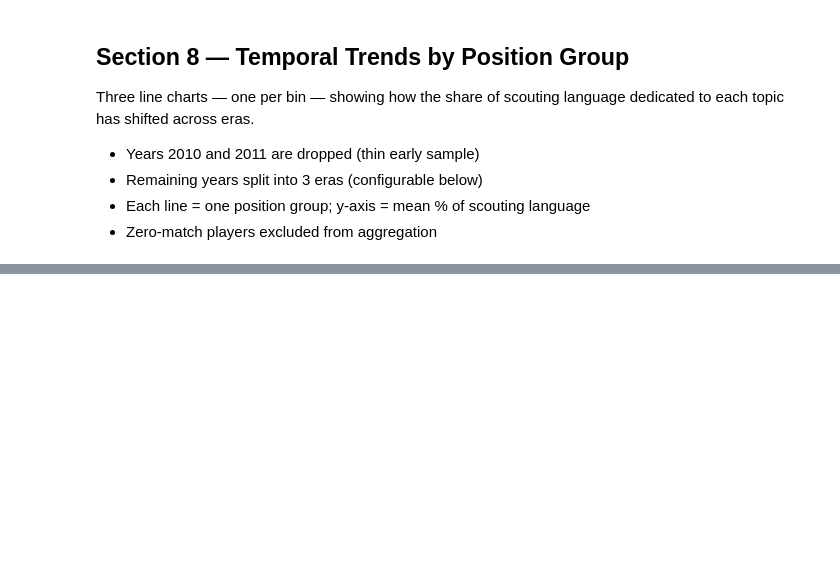
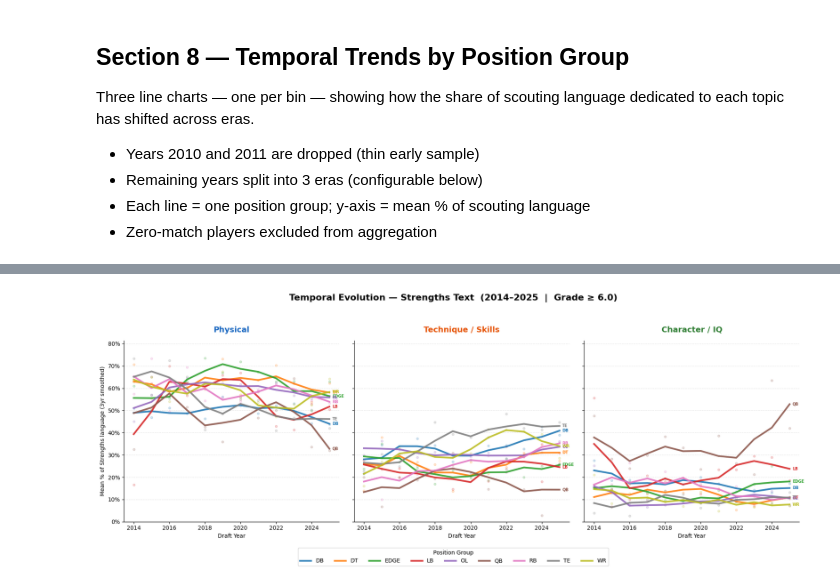
Before and after one commit to samuelfraley-bse/nfl-draft-nlp, a Jupyter notebook: notebooks/nfl_pillar_Scoring_proportion_v1.ipynb, the cells around one changed output, grey strips where cells are left out. Saved outputs shown, nothing was run; the diff lists cells and outputs as text; code cells hidden in the pictures; blank space fills up the shorter version.

Commit message:
figures

```diff
--- a/notebooks/nfl_pillar_Scoring_proportion_v1.ipynb
+++ b/notebooks/nfl_pillar_Scoring_proportion_v1.ipynb
@@ -471,7 +551,6 @@ def score_player(tokens: list, keyword_sets: dict, top_n: int = TOP_TERMS_N) ->
                 hits[bin_name].append(token)
 
     total = sum(counts.values())
-
     result = {'total_matched': total}
 
     for bin_name in keyword_sets:
@@ -483,15 +562,25 @@ def score_player(tokens: list, keyword_sets: dict, top_n: int = TOP_TERMS_N) ->
 
     return result
 
-# ── Apply to all players ────────────────────────────────────────────────────────
+# ── Combined scoring (all sections) ────────────────────────────────────────────
 score_records = df['all_tokens'].apply(lambda toks: score_player(toks, KEYWORD_SETS))
 scores_df     = pd.DataFrame(score_records.tolist())
 
 ID_COLS = ['player_name', 'Pos_Group', 'position', 'grade', 'year', 'made_it_contract']
 df_result = pd.concat([df[ID_COLS].reset_index(drop=True), scores_df], axis=1)
 
+# ── Section-specific scoring (strengths / weaknesses) ──────────────────────────
+# Adds str_* and wk_* prefixed columns so the temporal viz can be toggled
+for token_col, prefix in [('strengths_tokens', 'str'), ('weaknesses_tokens', 'wk')]:
+    sec_records = df[token_col].apply(lambda toks: score_player(toks, KEYWORD_SETS))
+    sec_df = pd.DataFrame(sec_records.tolist())
+    sec_df = sec_df.rename(columns={c: f'{prefix}_{c}' for c in sec_df.columns})
+    df_result = pd.concat([df_result, sec_df.reset_index(drop=True)], axis=1)
+
 print(f'Scored {len(df_result)} players.')
-print(f'\nColumn list: {list(df_result.columns)}')
+print(f'\nCombined columns : {[c for c in df_result.columns if c.endswith("_pct") and not c.startswith(("str_","wk_"))]}')
+print(f'Strengths columns: {[c for c in df_result.columns if c.startswith("str_") and c.endswith("_pct")]}')
+print(f'Weakness columns : {[c for c in df_result.columns if c.startswith("wk_")  and c.endswith("_pct")]}')
 print(f'\nSample (3 players):')
 display_cols = ID_COLS + ['physical_pct', 'technique_pct', 'character_pct', 'total_matched']
 print(df_result[display_cols].head(3).to_string(index=False))
@@ -958,49 +1178,49 @@ plt.show()
 import matplotlib.pyplot as plt
 import matplotlib.ticker as mtick
 
-# ── TOGGLE SETTINGS ──────────────────────────────────────────────────────────
-# Change this to: 'Combined', 'Strengths', or 'Weaknesses'
-TEXT_SOURCE = 'Strengths'
+# ── TOGGLE SETTINGS ───────────────────────────────────────────────────────────
+TEXT_SOURCE = 'strengths'   # 'combined' | 'strengths' | 'weaknesses'
+YEAR_RANGE  = (2014, 2025)
+MIN_GRADE   = 6.0
+# ─────────────────────────────────────────────────────────────────────────────
 
-# Global Filters
-YEAR_RANGE = (2011, 2025)
-MIN_GRADE  = 5.5
-# ──────────────────────────────────────────────────────────────────────────────
+# Map toggle → column prefix
+_PREFIX = {'combined': '', 'strengths': 'str_', 'weaknesses': 'wk_'}
+if TEXT_SOURCE not in _PREFIX:
+    raise ValueError(f"TEXT_SOURCE must be one of {list(_PREFIX)}, got '{TEXT_SOURCE}'")
 
-# 1. Filter: Modern Era and High-Grade Prospects
-# Note: We assume your dataframe has a 'text_type' or 'section' column
-# mapping to 'Strengths', 'Weaknesses', or 'Combined'
+prefix    = _PREFIX[TEXT_SOURCE]
+BIN_COLS_SRC  = [f'{prefix}physical_pct', f'{prefix}technique_pct', f'{prefix}character_pct']
+TOTAL_COL = f'{prefix}total_matched'
+
+# 1. Filter
 mask = (
     (df_result['year'] >= YEAR_RANGE[0]) &
     (df_result['year'] <= YEAR_RANGE[1]) &
-    (df_result['grade'] >= MIN_GRADE)
+    (df_result['grade'] >= MIN_GRADE) &
+    (df_result[TOTAL_COL] > 0)          # exclude zero-match rows for this source
 )
+df_yearly = df_result[mask].copy()
+print(f'Source: {TEXT_SOURCE!r}  |  players: {len(df_yearly)}  |  columns: {BIN_COLS_SRC}')
 
-# Apply the text source filter if applicable
-if TEXT_SOURCE != 'Combined':
-    # Adjust 'text_source_col' to your actual column name (e.g., 'section_name')
-    mask = mask & (df_result['text_source'] == TEXT_SOURCE)
-
-df_yearly = df_result[mask].copy()
-
-# 2. Aggregate: Mean per Year per Position
+# 2. Aggregate: mean per year × position group
 yearly_stats = (
     df_yearly
-    .groupby(['year', 'Pos_Group'])[BIN_COLS]
+    .groupby(['year', 'Pos_Group'])[BIN_COLS_SRC]
     .mean()
     .multiply(100)
     .reset_index()
 )
 
-# 3. Apply Smoothing (3-year rolling average per Position Group)
+# 3. 3-year rolling average per position group
 yearly_stats = yearly_stats.sort_values(['Pos_Group', 'year'])
-for col in BIN_COLS:
+for col in BIN_COLS_SRC:
     yearly_stats[f'{col}_smooth'] = (
         yearly_stats.groupby('Pos_Group')[col]
         .transform(lambda x: x.rolling(window=3, center=True, min_periods=1).mean())
     )
 
-# ── 3-panel line chart ────────────────────────────────────────────────────────
+# ── Chart ─────────────────────────────────────────────────────────────────────
 BIN_TITLES = ['Physical', 'Technique / Skills', 'Character / IQ']
 BIN_COLORS = ['#1565C0', '#E65100', '#2E7D32']
 pos_groups = sorted(yearly_stats['Pos_Group'].unique())
@@ -1010,45 +1230,45 @@ pg_colors = {pg: CMAP(i) for i, pg in enumerate(pos_groups)}
 
 fig, axes = plt.subplots(1, 3, figsize=(18, 6), sharey=True)
 
-# Shared Y-axis headroom
-smooth_cols = [f'{c}_smooth' for c in BIN_COLS]
-global_max = yearly_stats[smooth_cols].max().max()
+smooth_cols = [f'{c}_smooth' for c in BIN_COLS_SRC]
+global_max  = yearly_stats[smooth_cols].max().max()
 
-for ax, col, title, accent in zip(axes, BIN_COLS, BIN_TITLES, BIN_COLORS):
+for ax, col, title, accent in zip(axes, BIN_COLS_SRC, BIN_TITLES, BIN_COLORS):
     smooth_col = f'{col}_smooth'
 
     for pg in pos_groups:
         sub = yearly_stats[yearly_stats['Pos_Group'] == pg]
-        if sub.empty: continue
-
-        ax.plot(sub['year'], sub[smooth_col], linewidth=3, alpha=0.9, color=pg_colors[pg], label=pg)
+        if sub.empty:
+            continue
+        ax.plot(sub['year'], sub[smooth_col], linewidth=3, alpha=0.9,
+                color=pg_colors[pg], label=pg)
         ax.scatter(sub['year'], sub[col], color=pg_colors[pg], s=15, alpha=0.2)
 
-        # Label the final point
         last = sub.iloc[-1]
-        ax.annotate(pg, xy=(last['year'], last[smooth_col]), xytext=(5, 0),
-                    textcoords='offset points', fontsize=7, va='center',
-                    color=pg_colors[pg], fontweight='bold')
+        ax.annotate(pg, xy=(last['year'], last[smooth_col]),
+                    xytext=(5, 0), textcoords='offset points',
+                    fontsize=7, va='center', color=pg_colors[pg], fontweight='bold')
 
-    # Styling
     ax.set_title(title, fontsize=14, fontweight='bold', color=accent, pad=15)
     ax.set_xlabel('Draft Year', fontsize=10)
     if ax == axes[0]:
-        ax.set_ylabel(f'Mean % of {TEXT_SOURCE} Language', fontsize=10)
+        ax.set_ylabel(f'Mean % of {TEXT_SOURCE.title()} language (3yr smoothed)', fontsize=10)
 
     ax.yaxis.set_major_formatter(mtick.FuncFormatter(lambda x, _: f'{x:.0f}%'))
-    ax.set_xticks(range(YEAR_RANGE[0], YEAR_RANGE[1]+1, 2))
+    ax.set_xticks(range(YEAR_RANGE[0], YEAR_RANGE[1] + 1, 2))
     ax.grid(True, axis='y', linestyle='--', alpha=0.3)
     ax.spines[['top', 'right']].set_visible(False)
     ax.set_ylim(0, global_max * 1.15)
 
-# Shared legend
 handles, labels = axes[0].get_legend_handles_labels()
 fig.legend(handles, labels, title='Position Group', loc='lower center',
-           ncol=len(pos_groups), bbox_to_anchor=(0.5, -0.1))
+           ncol=len(pos_groups), bbox_to_anchor=(0.5, -0.1), frameon=True)
 
-plt.suptitle(f'Temporal Evolution: {TEXT_SOURCE} Text ({YEAR_RANGE[0]}-{YEAR_RANGE[1]})',
-             fontsize=16, fontweight='bold', y=1.05)
-
+plt.suptitle(
+    f'Temporal Evolution — {TEXT_SOURCE.title()} Text  '
+    f'({YEAR_RANGE[0]}–{YEAR_RANGE[1]}  |  Grade ≥ {MIN_GRADE})',
+    fontsize=16, fontweight='bold', y=1.05,
+)
 plt.tight_layout()
 plt.show()
+# %% [output]
@@ -1054,0 +1276 @@ plt.show()
+[figure, added]
```
Also changed, not shown: parts of 22 cells of this notebook.
